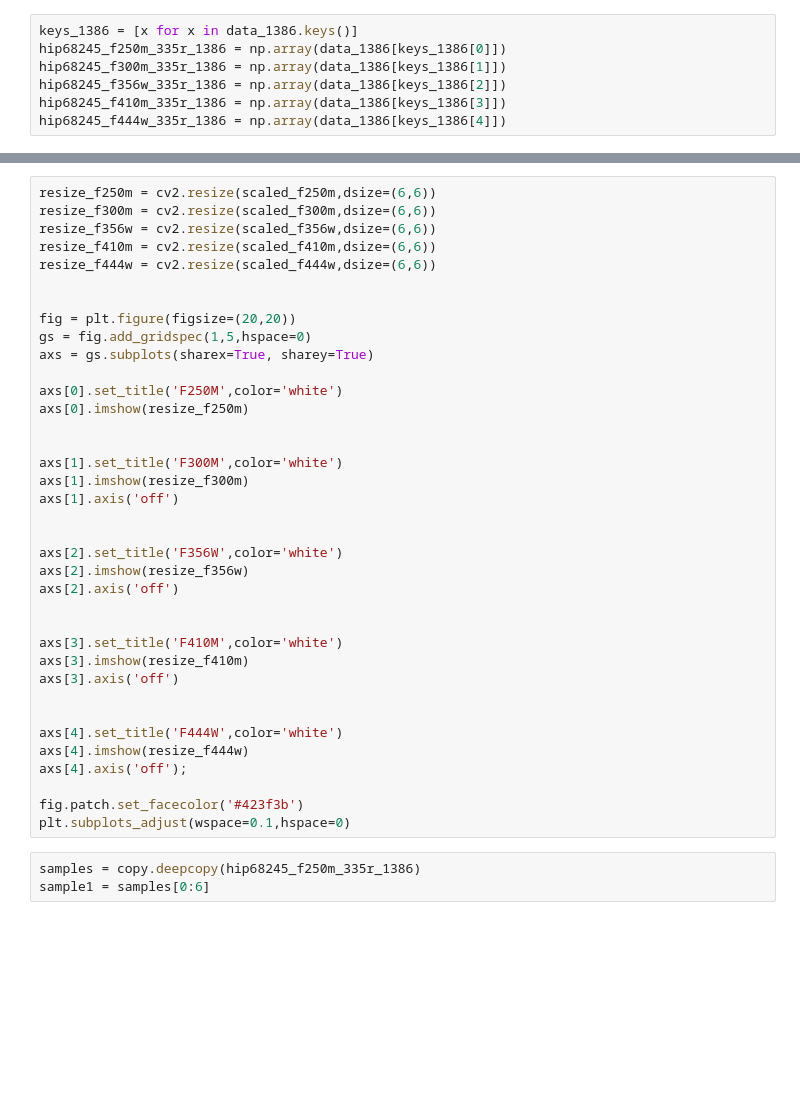
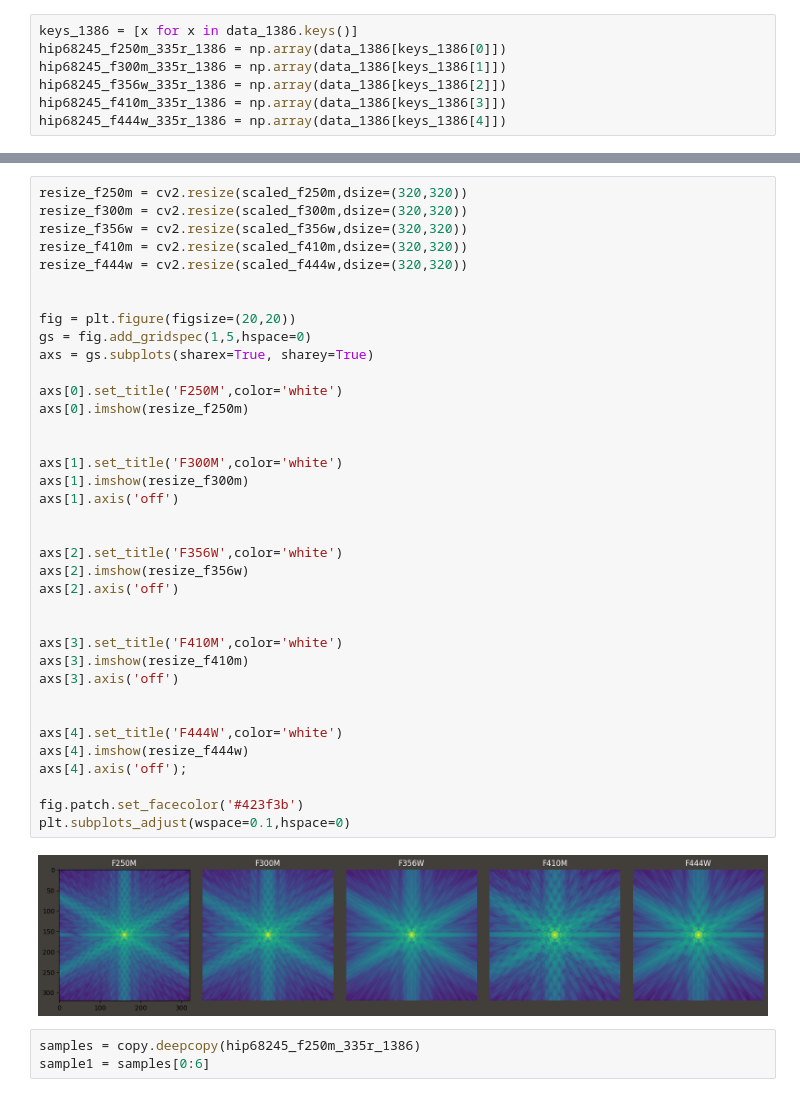
Before and after one commit to AstroMusers/AI-Boosted-Coronagraphy, a Jupyter notebook: notebooks/PSFs.ipynb, the cells around one changed output, grey strips where cells are left out. Drawn from its saved outputs; the diff is of its cells as text; blank space fills up the shorter version.

```diff
--- a/notebooks/PSFs.ipynb
+++ b/notebooks/PSFs.ipynb
@@ -158,40 +226,42 @@ plt.subplots_adjust(wspace=0.1,hspace=0)
 # %%
-resize_f250m = cv2.resize(scaled_f250m,dsize=(6,6))
-resize_f300m = cv2.resize(scaled_f300m,dsize=(6,6))
-resize_f356w = cv2.resize(scaled_f356w,dsize=(6,6))
-resize_f410m = cv2.resize(scaled_f410m,dsize=(6,6))
-resize_f444w = cv2.resize(scaled_f444w,dsize=(6,6))
+resize_f250m = cv2.resize(scaled_f250m,dsize=(320,320))
+resize_f300m = cv2.resize(scaled_f300m,dsize=(320,320))
+resize_f356w = cv2.resize(scaled_f356w,dsize=(320,320))
+resize_f410m = cv2.resize(scaled_f410m,dsize=(320,320))
+resize_f444w = cv2.resize(scaled_f444w,dsize=(320,320))
 
 
 fig = plt.figure(figsize=(20,20))
 gs = fig.add_gridspec(1,5,hspace=0)
 axs = gs.subplots(sharex=True, sharey=True)
 
 axs[0].set_title('F250M',color='white')
 axs[0].imshow(resize_f250m)
 
 
 axs[1].set_title('F300M',color='white')
 axs[1].imshow(resize_f300m)
 axs[1].axis('off')
 
 
 axs[2].set_title('F356W',color='white')
 axs[2].imshow(resize_f356w)
 axs[2].axis('off')
 
 
 axs[3].set_title('F410M',color='white')
 axs[3].imshow(resize_f410m)
 axs[3].axis('off')
 
 
 axs[4].set_title('F444W',color='white')
 axs[4].imshow(resize_f444w)
 axs[4].axis('off');
 
 fig.patch.set_facecolor('#423f3b')
 plt.subplots_adjust(wspace=0.1,hspace=0)
+# %% [output]
+[figure, added]
 # %%
 samples = copy.deepcopy(hip68245_f250m_335r_1386)
 sample1 = samples[0:6]
```
Also changed, not shown: parts of 12 cells of this notebook, 9 other files.
